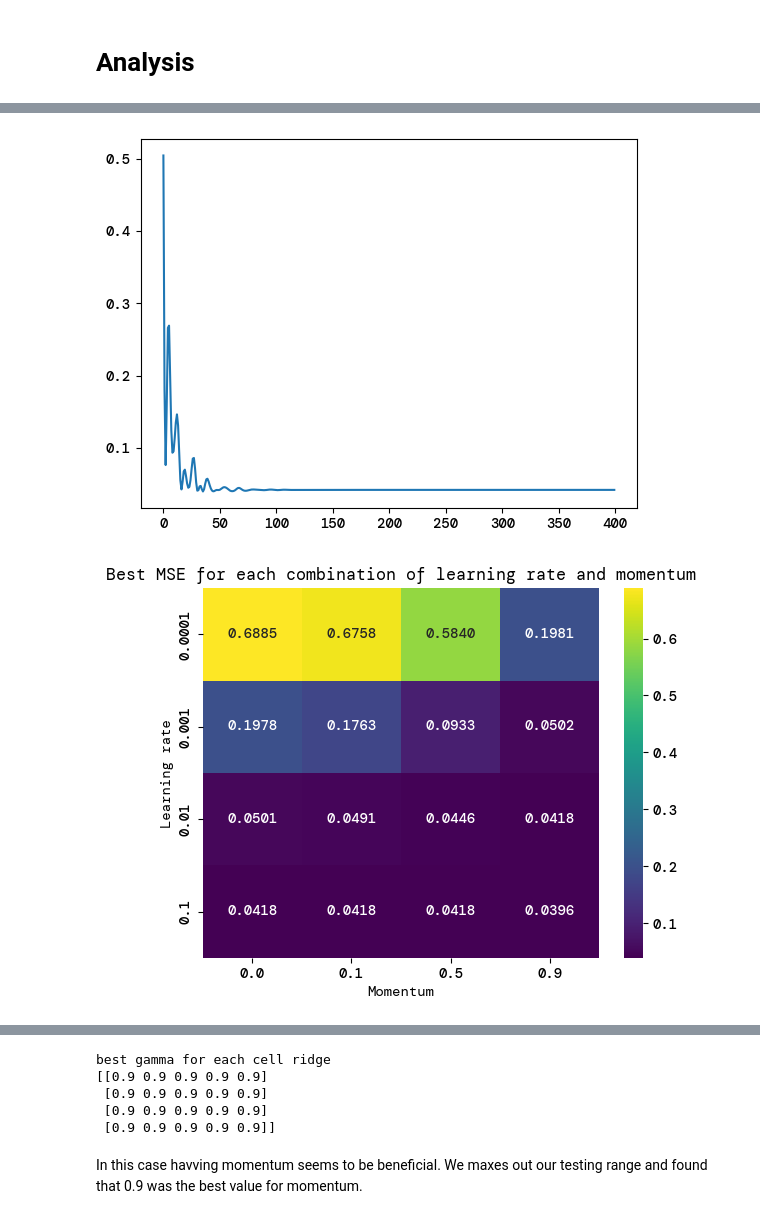
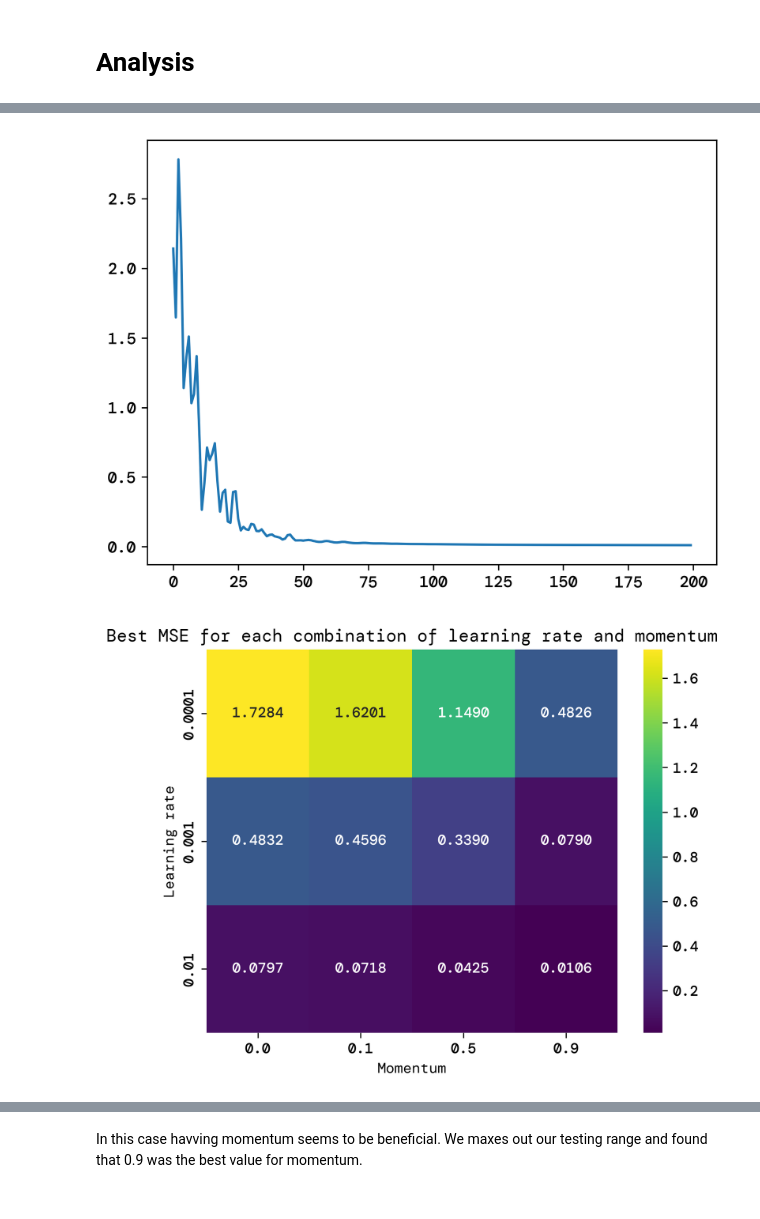
Before and after one commit to bragewiseth/MachineLearningProjects, a Jupyter notebook: project2/src/regression.ipynb, the cells around one changed output, grey strips where cells are left out. Drawn from its saved outputs; the diff is of its cells as text; code cells hidden in the pictures.

```diff
--- a/project2/src/regression.ipynb
+++ b/project2/src/regression.ipynb
@@ -42,11 +45,9 @@ Text(0.5, 1.0, 'Scatter plot of the data')
 # %% [markdown]
 ## Preprocessing
 # %%
-poly = PolynomialFeatures(degree=3, include_bias=False)
 scaler = StandardScaler()
 
-X = poly.fit_transform(x.reshape(-1, 1))
-X_train, X_test, y_train, y_test = train_test_split(X, y, test_size=0.2, random_state=1234)
+X_train, X_test, y_train, y_test = train_test_split(x, y, test_size=0.2, random_state=1234)
 X_train = scaler.fit_transform(X_train)
 X_test = scaler.transform(X_test)
 X_train = np.asarray(X_train)
@@ -56,8 +57,8 @@ y_test = np.asarray(y_test).reshape(-1, 1)
 # %% [markdown]
 # Analysis
 # %%
-etas = [ 0.0001, 0.001, 0.01, 0.1 ]
-epochs =400
+etas = [ 0.0001, 0.001, 0.01  ]
+epochs =200
 tol = 0.001
 gammas = [0.0, 0.1, 0.5, 0.9]
 alphas = [0.0001, 0.001, 0.01, 0.1, 1.0]
@@ -66,22 +67,21 @@ decay = 0.9
 beta1 = 0.9
 beta2 = 0.999
 
+poly = PolynomialFeatures(degree=5, include_bias=False)
+X_train_poly = poly.fit_transform(X_train)
+X_test_poly = poly.transform(X_test)
+
 
 
 def runGD():
     scoresSgd = np.zeros((len(etas), len(gammas),epochs))
-    scoresRidge = np.zeros((len(etas), len(gammas),len(alphas), epochs))
     for i, eta in enumerate(etas):
         for j, gamma in enumerate(gammas):
-            sgd     =  ada.NN.Model(eta=eta, epochs=epochs, tol=tol, gamma=gamma , alpha=0)
-            loss, _ = sgd.fit(X_train, y_train, X_test, y_test)
+            sgd     =  ada.NN.Model([[1,eye]], eta=eta, epochs=epochs, tol=tol, gamma=gamma , alpha=0, optimizer="sgd", loss=ada.MSE, metric=ada.MSE)
+            loss, _ = sgd.fit(X_train_poly, y_train, X_test_poly, y_test)
             scoresSgd = scoresSgd.at[i,j,:].set(loss)
             print(ada.progress_bar(i*len(gammas) + j, len(etas)*len(gammas)))
-            for k, alpha in enumerate(alphas):
-                ridgeGd     =  ada.NN.Model(eta=eta, epochs=epochs, tol=tol, alpha=alpha, gamma=gamma )
-                loss, _ = ridgeGd.fit(X_train, y_train, X_test, y_test)
-                scoresRidge = scoresRidge.at[i,j,k,:].set(loss)
-    return scoresSgd, scoresRidge
+    return scoresSgd
 # %%
-scoresSgd, scoresRidge = runGD()
+scoresSgd = runGD()
 # %% [output]
@@ -105,36 +100,19 @@ Training stopped after 399 epochs
 # %%
 import seaborn as sns
 
 
 fig, ax = plt.subplots(1, 1)
 ax.plot(scoresSgd[3,3,:])
 
 
 plt.figure()
 ax = sns.heatmap(np.min(scoresSgd,axis=2), annot=True, fmt=".4f", cmap="viridis")
 ax.set_title("Best MSE for each combination of learning rate and momentum")
 ax.set_xlabel("Momentum")
 ax.set_xticklabels(gammas)
 ax.set_ylabel("Learning rate")
 ax.set_yticklabels(etas)
 plt.show()
-
-
-
-plt.figure()
-ax = sns.heatmap(np.min(scoresRidge,axis=(1,3)), annot=True, fmt=".4f", cmap="viridis")
-ax.set_title("Best MSE for each combination of learning rate and momentum")
-ax.set_xlabel("Lambda")
-ax.set_xticklabels(alphas)
-ax.set_ylabel("eta")
-ax.set_yticklabels(etas)
-plt.show()
-
-
-
-bestGamma = np.argmin(np.min(scoresRidge,axis=3),axis=1)
-print("best gamma for each cell ridge")
-print(np.array((gammas,gammas))[0,bestGamma])
 # %% [output]
-[figure, old version]
+[figure, new version]
-[figure, old version]
+[figure, new version]
@@ -142,7 +119,2 @@ print(np.array((gammas,gammas))[0,bestGamma])
-best gamma for each cell ridge
-[[0.9 0.9 0.9 0.9 0.9]
- [0.9 0.9 0.9 0.9 0.9]
- [0.9 0.9 0.9 0.9 0.9]
- [0.9 0.9 0.9 0.9 0.9]]
 # %% [markdown]
 In this case havving momentum seems to be beneficial. We maxes out our testing range and found that 0.9 was the best value for momentum.
```
Also changed, not shown: parts of 8 cells of this notebook, 8 other files.
